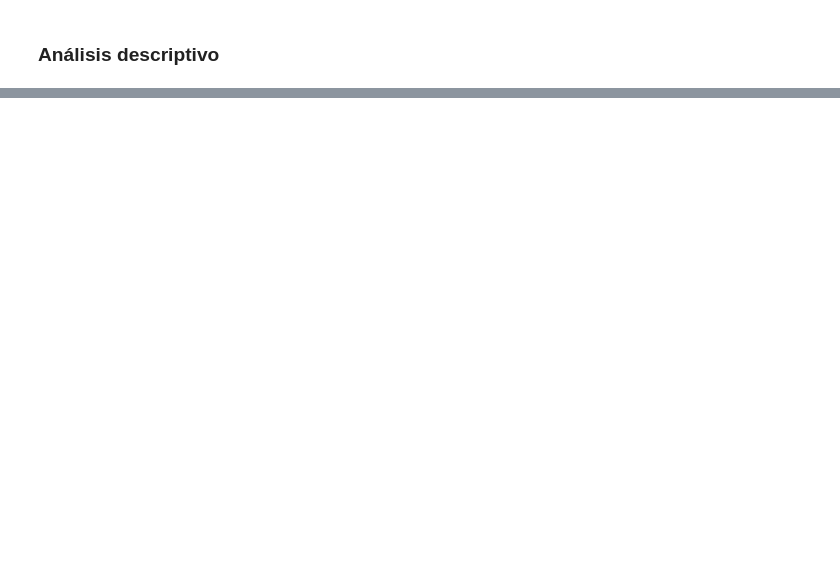
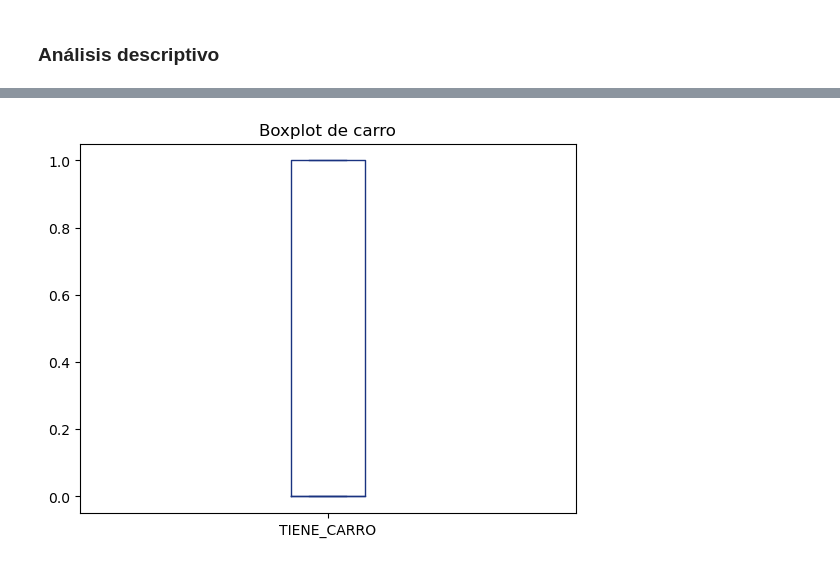
Before and after one commit to ajalca/cbe_customer_classification, a Jupyter notebook: VISA - Grupo 5.ipynb, the cells around one changed output, grey strips where cells are left out. Drawn from its saved outputs; the diff is of its cells as text; code cells hidden in the pictures; blank space fills up the shorter version.

```diff
--- a/VISA - Grupo 5.ipynb
+++ b/VISA - Grupo 5.ipynb
@@ -505,0 +585,6 @@ Name: GENERACION, dtype: int64
+# %%
+clientes_df['TIENE_CARRO'].plot(kind='box', color=colors)
+plt.title('Boxplot de carro')
+plt.show()
+# %% [output]
+[figure, added]
```
Also changed, not shown: parts of 32 cells of this notebook.
